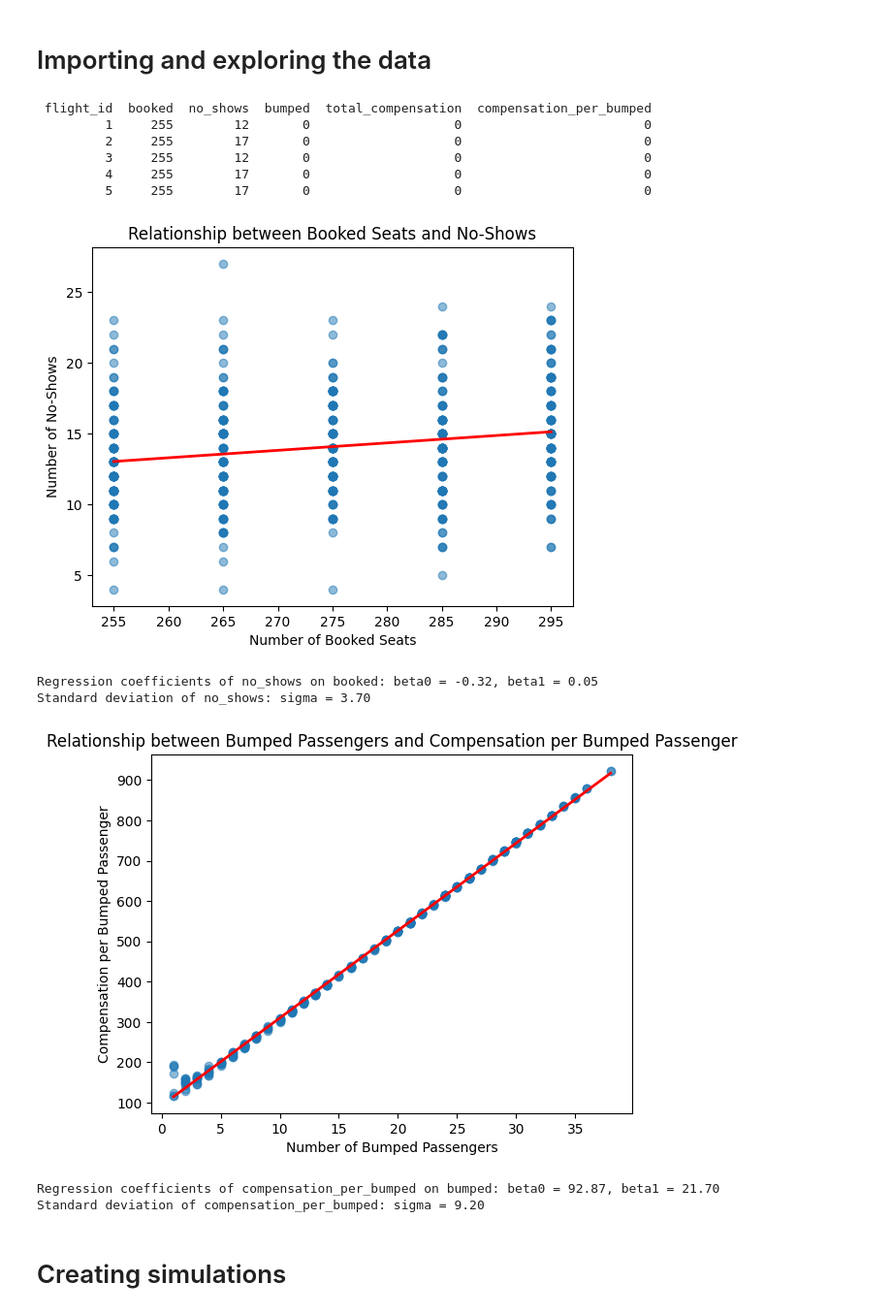
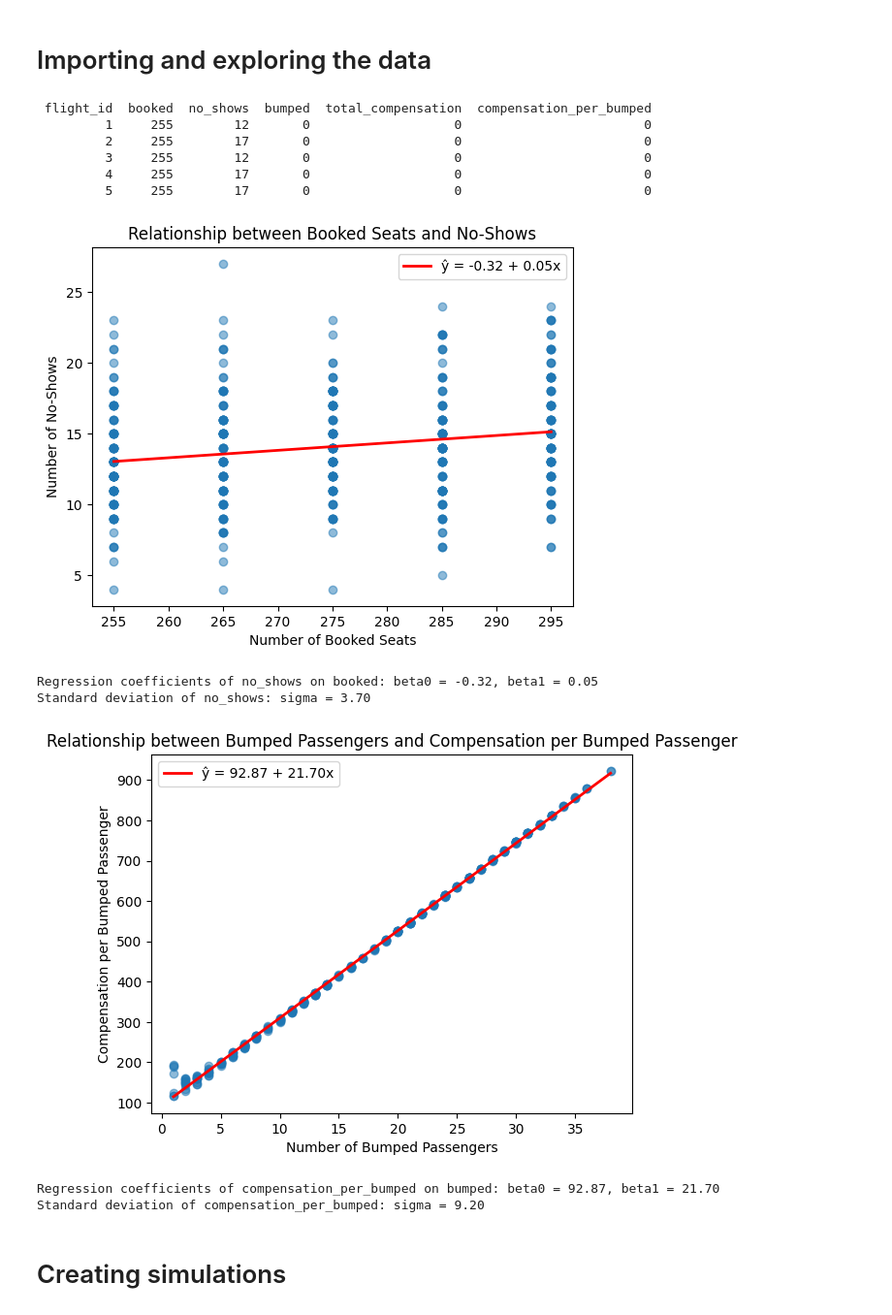
Before and after one commit to SanjiS02/MGT-155-Final-Project, a Jupyter notebook: overbooking_problem/overbooking_problem.ipynb, the cells around one changed output. Shown at 97% size. Saved outputs shown, nothing was run; the diff lists cells and outputs as text; code cells hidden in the pictures.

```diff
--- a/overbooking_problem/overbooking_problem.ipynb
+++ b/overbooking_problem/overbooking_problem.ipynb
@@ -48,7 +49,8 @@ plt.title('Relationship between Booked Seats and No-Shows')
 beta1_ns, beta0_ns = np.polyfit(data['booked'], data['no_shows'], 1)
 x = np.array([data['booked'].min(), data['booked'].max()])
 y = beta0_ns + beta1_ns * x
-plt.plot(x, y, color='red', linewidth=2)
+plt.plot(x, y, color='red', linewidth=2, label=f'ŷ = {beta0_ns:.2f} + {beta1_ns:.2f}x')
+plt.legend()
 plt.show()
 print(f"Regression coefficients of no_shows on booked: beta0 = {beta0_ns:.2f}, beta1 = {beta1_ns:.2f}")
 # calculate the standard deviation of no_shows using sample std (ddof=1) from regression residuals
@@ -56,38 +58,39 @@ residuals_ns = data['no_shows'] - (beta0_ns + beta1_ns * data['booked'])
 sigma_ns = np.std(residuals_ns, ddof=1)
 print(f"Standard deviation of no_shows: sigma = {sigma_ns:.2f}")
 
 
 
 # remove rows where bumped is 0 for a more accurate regression analysis of compensation_per_bumped,
 # since compensation_per_bumped is only relevant for bumped passengers
 bumped_not_0 = data[data['bumped'] > 0]
 # graph the relationship between bumped and compensation_per_bumped
 plt.scatter(bumped_not_0['bumped'], bumped_not_0['compensation_per_bumped'], alpha=0.5)
 plt.xlabel('Number of Bumped Passengers')
 plt.ylabel('Compensation per Bumped Passenger')
 plt.title('Relationship between Bumped Passengers and Compensation per Bumped Passenger')
 # add a red regression line
 beta1_cb, beta0_cb = np.polyfit(bumped_not_0['bumped'], bumped_not_0['compensation_per_bumped'], 1)
 x = np.array([bumped_not_0['bumped'].min(), bumped_not_0['bumped'].max()])
 y = beta0_cb + beta1_cb * x
-plt.plot(x, y, color='red', linewidth=2)
+plt.plot(x, y, color='red', linewidth=2, label=f'ŷ = {beta0_cb:.2f} + {beta1_cb:.2f}x')
+plt.legend()
 plt.show()
 print(f"Regression coefficients of compensation_per_bumped on bumped: beta0 = {beta0_cb:.2f}, beta1 = {beta1_cb:.2f}")
 # calculate the standard deviation using sample std (ddof=1) from regression residuals
 residuals_cb = bumped_not_0['compensation_per_bumped'] - (beta0_cb + beta1_cb * bumped_not_0['bumped'])
 sigma_cb = np.std(residuals_cb, ddof=1)
 print(f"Standard deviation of compensation_per_bumped: sigma = {sigma_cb:.2f}")
 # %% [output]
  flight_id  booked  no_shows  bumped  total_compensation  compensation_per_bumped
          1     255        12       0                   0                        0
          2     255        17       0                   0                        0
          3     255        12       0                   0                        0
          4     255        17       0                   0                        0
          5     255        17       0                   0                        0
-[figure, old version]
+[figure, new version]
 Regression coefficients of no_shows on booked: beta0 = -0.32, beta1 = 0.05
 Standard deviation of no_shows: sigma = 3.70
-[figure, old version]
+[figure, new version]
 Regression coefficients of compensation_per_bumped on bumped: beta0 = 92.87, beta1 = 21.70
 Standard deviation of compensation_per_bumped: sigma = 9.20
 # %% [markdown]
```
Also changed, not shown: parts of 2 cells of this notebook, 2 other files.
